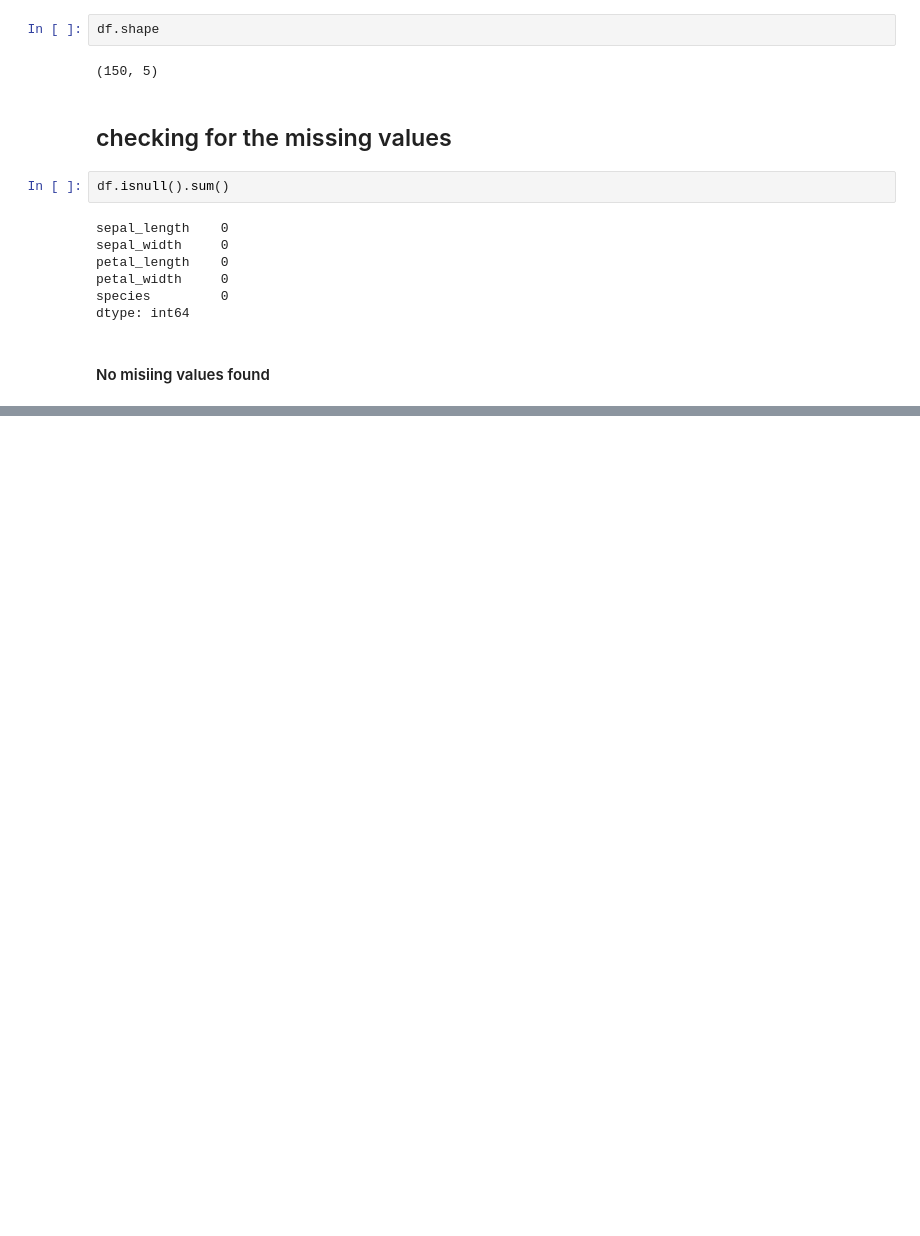
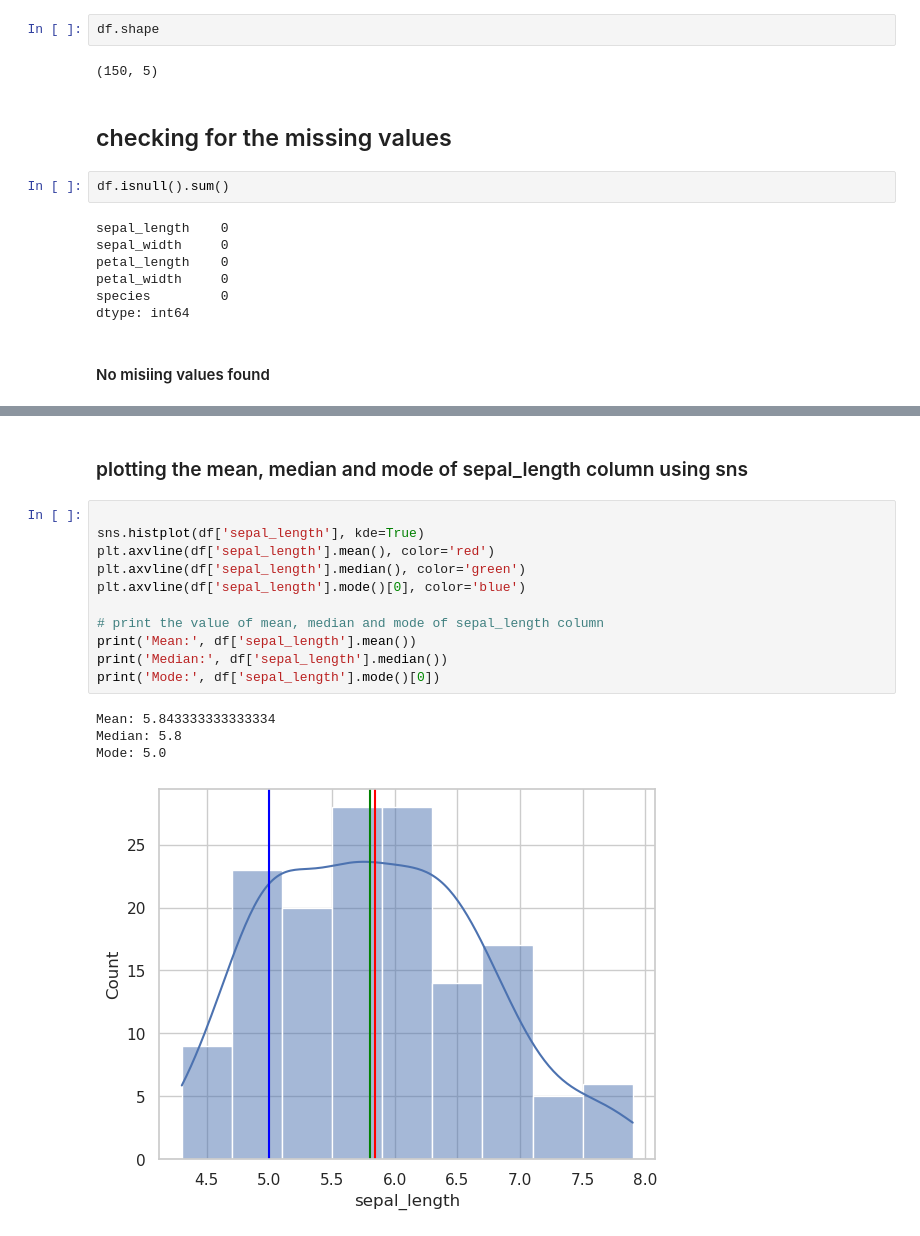
Before and after one commit to LalitSingh07/CODSOFT, a Jupyter notebook: 02/IRIS.ipynb, the cells around one changed output, grey strips where cells are left out. Saved outputs shown, nothing was run; the diff lists cells and outputs as text; blank space fills up the shorter version.

```diff
--- a/02/IRIS.ipynb
+++ b/02/IRIS.ipynb
@@ -88,0 +100,18 @@ plt.show()
+# %% [markdown]
+### plotting the mean, median and mode of sepal_length column using sns
+# %%
+
+sns.histplot(df['sepal_length'], kde=True)
+plt.axvline(df['sepal_length'].mean(), color='red')
+plt.axvline(df['sepal_length'].median(), color='green')
+plt.axvline(df['sepal_length'].mode()[0], color='blue')
+
+# print the value of mean, median and mode of sepal_length column
+print('Mean:', df['sepal_length'].mean())
+print('Median:', df['sepal_length'].median())
+print('Mode:', df['sepal_length'].mode()[0])
+# %% [output]
+Mean: 5.843333333333334
+Median: 5.8
+Mode: 5.0
+[figure, added]
```
Also changed, not shown: parts of 14 cells of this notebook.
